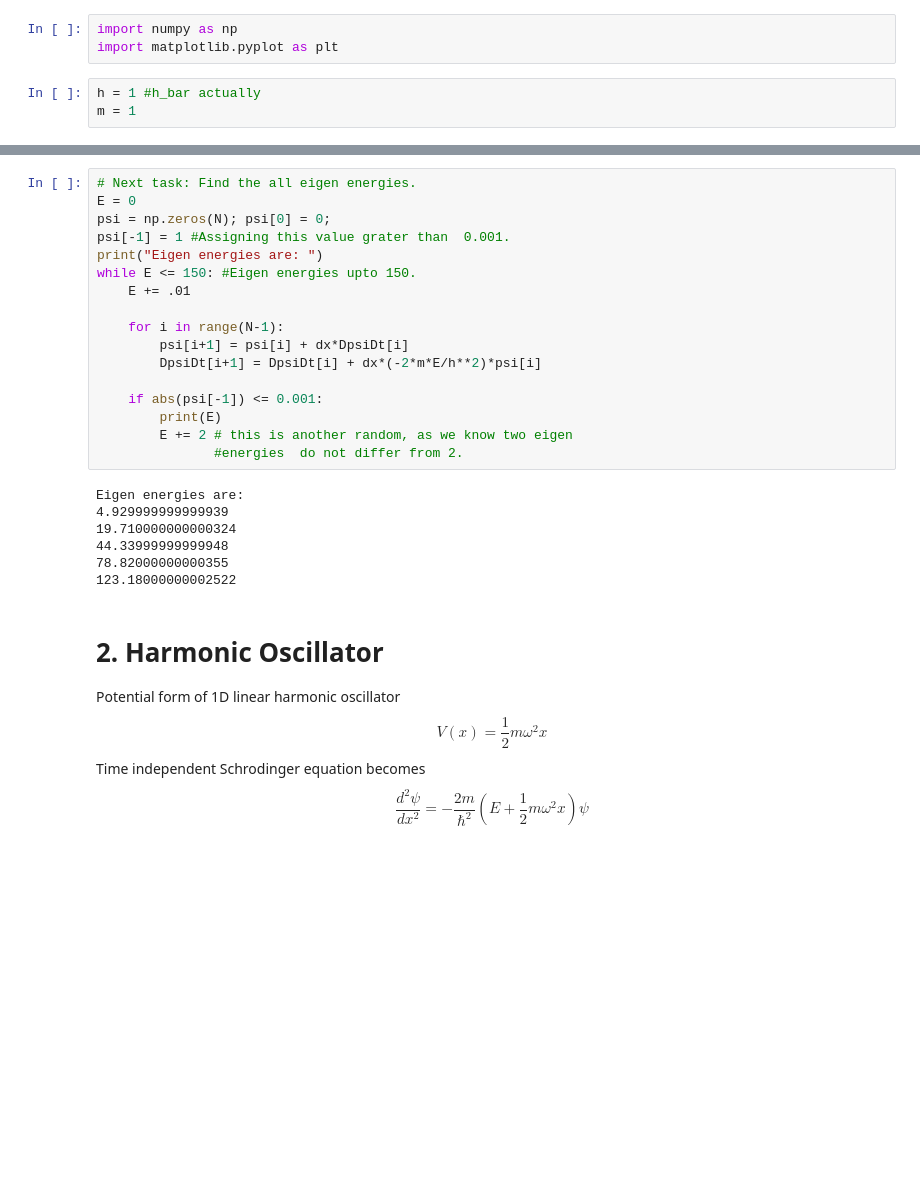
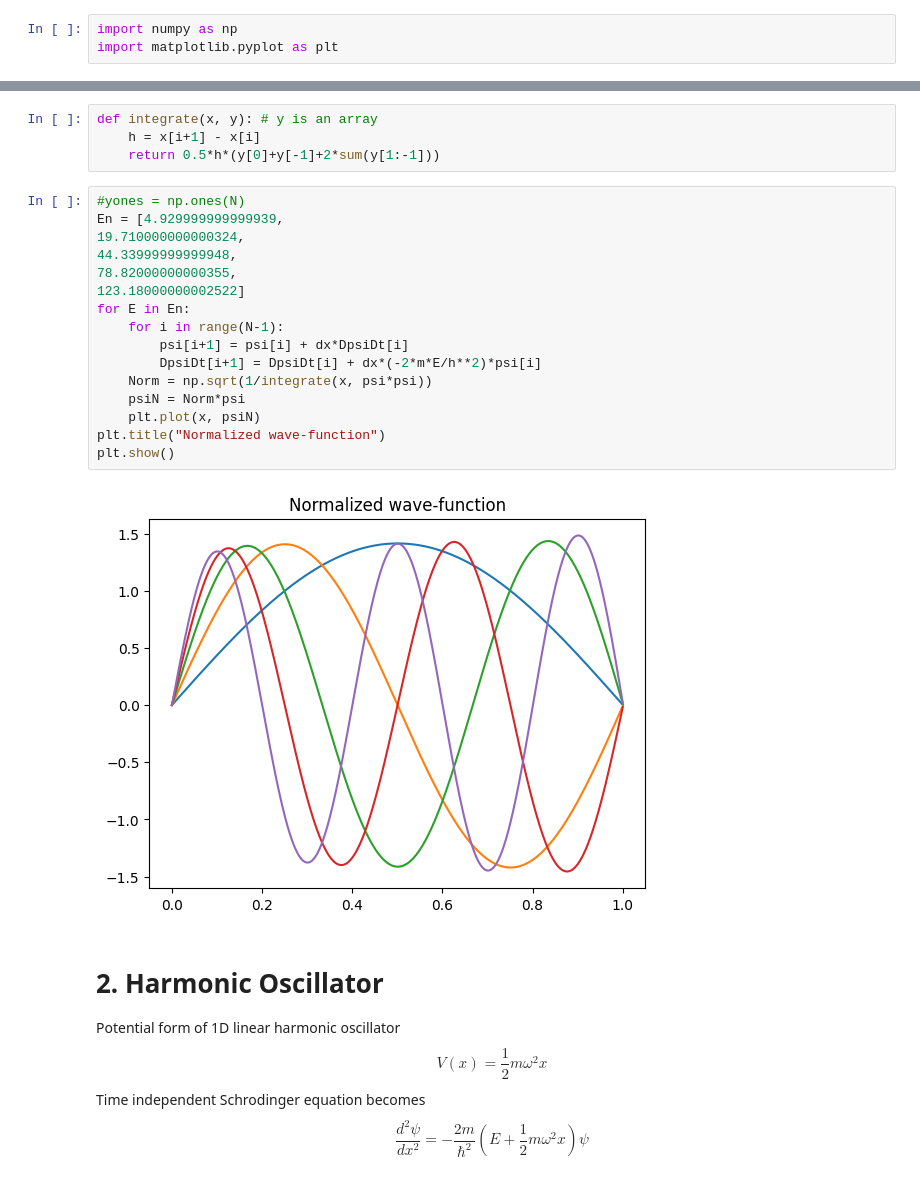
Before and after one commit to Souvik-0612/UnderGrad, a Jupyter notebook: 5th Sem/QuantumMech.ipynb, the cells around one changed output, grey strips where cells are left out. Saved outputs shown, nothing was run; the diff lists cells and outputs as text; blank space fills up the shorter version.

Commit message:
NORMALIZED

```diff
--- a/5th Sem/QuantumMech.ipynb
+++ b/5th Sem/QuantumMech.ipynb
@@ -8,7 +8,4 @@ $$\frac{d^2\psi}{dx^2} = -\frac{2mE}{\hbar^2}\psi$$
 # %%
 import numpy as np
 import matplotlib.pyplot as plt
-# %%
-h = 1 #h_bar actually
-m = 1
 # %%
@@ -36,27 +43,25 @@ for E in En:
-# %%
-# Next task: Find the all eigen energies.
-E = 0
-psi = np.zeros(N); psi[0] = 0;
-psi[-1] = 1 #Assigning this value grater than  0.001.
-print("Eigen energies are: ")
-while E <= 150: #Eigen energies upto 150.
-    E += .01
-
-    for i in range(N-1):
-        psi[i+1] = psi[i] + dx*DpsiDt[i]
-        DpsiDt[i+1] = DpsiDt[i] + dx*(-2*m*E/h**2)*psi[i]
-
-    if abs(psi[-1]) <= 0.001:
-        print(E)
-        E += 2 # this is another random, as we know two eigen
-               #energies  do not differ from 2.
-# %% [output]
-Eigen energies are:
-4.929999999999939
-19.710000000000324
-44.33999999999948
-78.82000000000355
-123.18000000002522
+# %%
+def integrate(x, y): # y is an array
+    h = x[i+1] - x[i]
+    return 0.5*h*(y[0]+y[-1]+2*sum(y[1:-1]))
+# %%
+#yones = np.ones(N)
+En = [4.929999999999939,
+19.710000000000324,
+44.33999999999948,
+78.82000000000355,
+123.18000000002522]
+for E in En:
+    for i in range(N-1):
+        psi[i+1] = psi[i] + dx*DpsiDt[i]
+        DpsiDt[i+1] = DpsiDt[i] + dx*(-2*m*E/h**2)*psi[i]
+    Norm = np.sqrt(1/integrate(x, psi*psi))
+    psiN = Norm*psi
+    plt.plot(x, psiN)
+plt.title("Normalized wave-function")
+plt.show()
+# %% [output]
+[figure, added]
 # %% [markdown]
 # 2. Harmonic Oscillator
 Potential form of 1D linear harmonic oscillator
```
Also changed, not shown: parts of 1 cell of this notebook.
